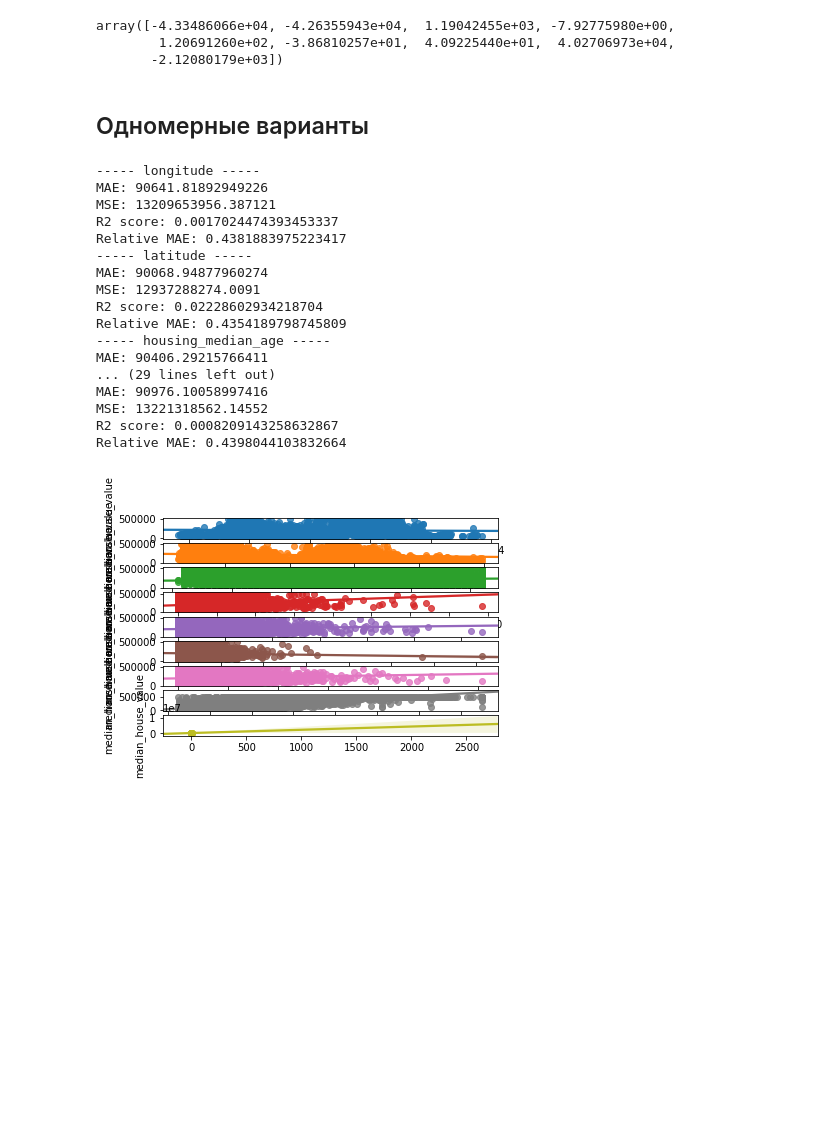
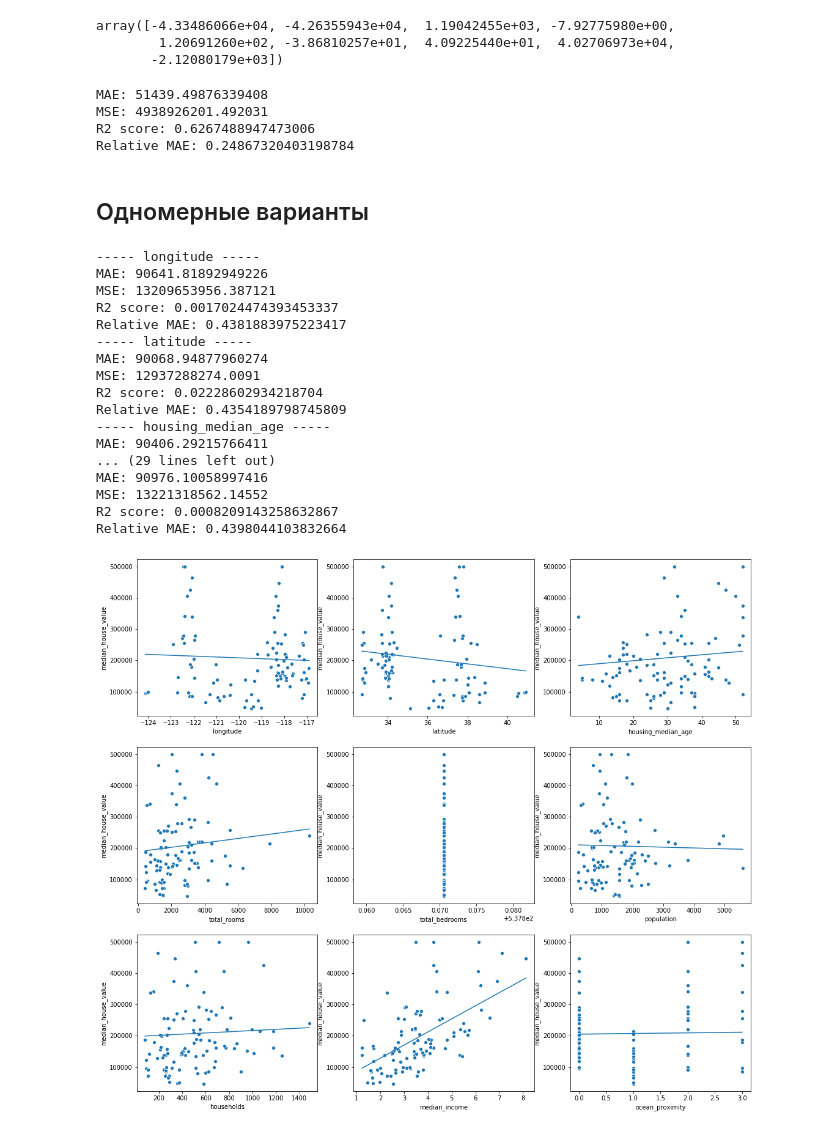
Before and after one commit to DmitriyVahrushev/ds_inno_abdt, a Jupyter notebook: homework_6/linear_regression.ipynb, the cells around one changed output. Saved outputs shown, nothing was run; the diff lists cells and outputs as text; code cells hidden in the pictures; blank space fills up the shorter version.

```diff
--- a/homework_6/linear_regression.ipynb
+++ b/homework_6/linear_regression.ipynb
@@ -138,8 +140,15 @@ array([-4.33486066e+04, -4.26355943e+04,  1.19042455e+03, -7.92775980e+00,
 # %%
 preds = model.predict(X_test)
 # %%
+prices_mean = data[y_colname].mean()
+
 print("MAE:", metrics.mean_absolute_error(y_test, preds))
 print("MSE:", metrics.mean_squared_error(y_test, preds))
 print("R2 score:", metrics.r2_score(y_test, preds))
 print("Relative MAE:",metrics.mean_absolute_error(y_test, preds)/prices_mean)
+# %% [output]
+MAE: 51439.49876339408
+MSE: 4938926201.492031
+R2 score: 0.6267488947473006
+Relative MAE: 0.24867320403198784
 # %%
@@ -159,35 +164,38 @@ y_colname = "median_house_value"
 
 X_cols = data.loc[:, data.columns != y_colname].columns
 
-fig, axs = plt.subplots(len(X_cols))
+fig, axs = plt.subplots(nrows = 3, ncols =3, figsize=(18, 16))
 
 for i, x_colname in enumerate(X_cols):
-    X = data.loc[:, x_colname].values.reshape(-1, 1)
+    X = data[x_colname].values.reshape(-1, 1)
     y = data[y_colname]
     X_train, X_test, y_train, y_test = train_test_split(X, y, random_state = 42, shuffle = True, test_size = 0.25)
 
     model = LinearRegression(normalize = True)
     model.fit(X_train, y_train)
     preds = model.predict(X_test)
     print("-----", x_colname, "-----")
     print_metrics(y_test, preds)
-    sns.regplot(X_train.flatten(), y_train, fit_reg = True, ax=axs[i])
+    # строим графики для первых 100 точек из test,
+    sns.scatterplot(X_test.flatten()[:100], y_test[:100], ax=axs[i//3][i%3])
+    sns.lineplot(X_test.flatten()[:100], preds[:100], ax=axs[i//3][i%3])
+    axs[i//3][i%3].set(xlabel=x_colname, ylabel=y_colname)
 # %% [output]
 ----- longitude -----
 MAE: 90641.81892949226
 MSE: 13209653956.387121
 R2 score: 0.0017024474393453337
 Relative MAE: 0.4381883975223417
 ----- latitude -----
 MAE: 90068.94877960274
 MSE: 12937288274.0091
 R2 score: 0.02228602934218704
 Relative MAE: 0.4354189798745809
 ----- housing_median_age -----
 MAE: 90406.29215766411
 ... (29 lines left out)
 MAE: 90976.10058997416
 MSE: 13221318562.14552
 R2 score: 0.0008209143258632867
 Relative MAE: 0.4398044103832664
-[figure, old version]
+[figure, new version]
```
Also changed, not shown: parts of 7 cells of this notebook.
